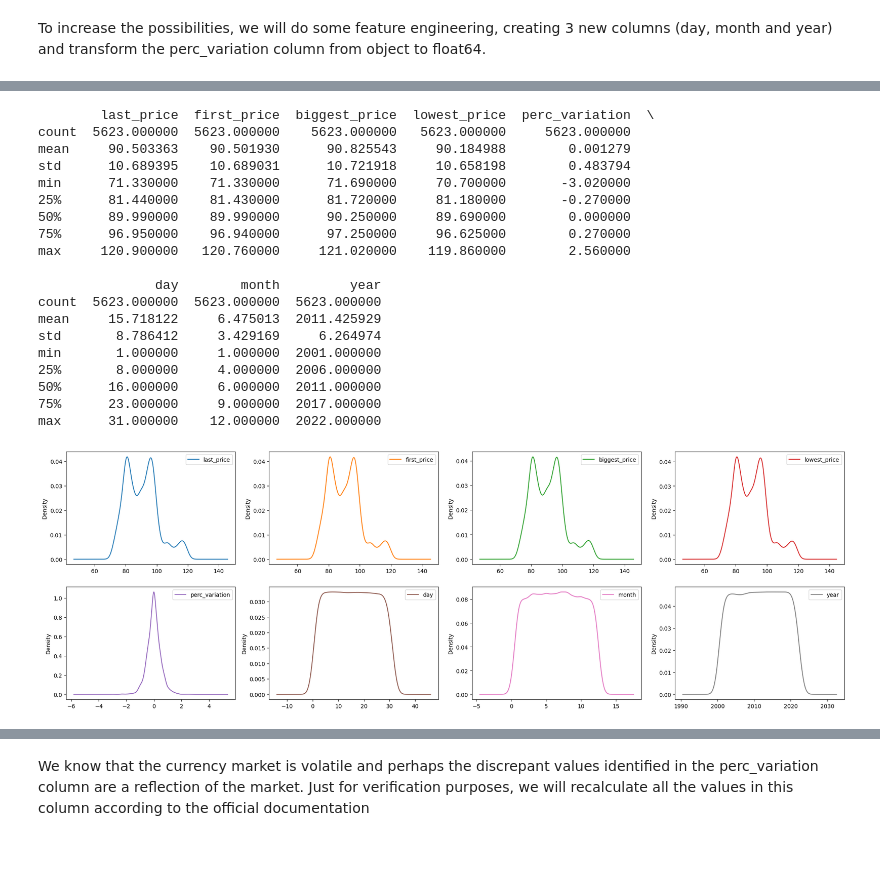
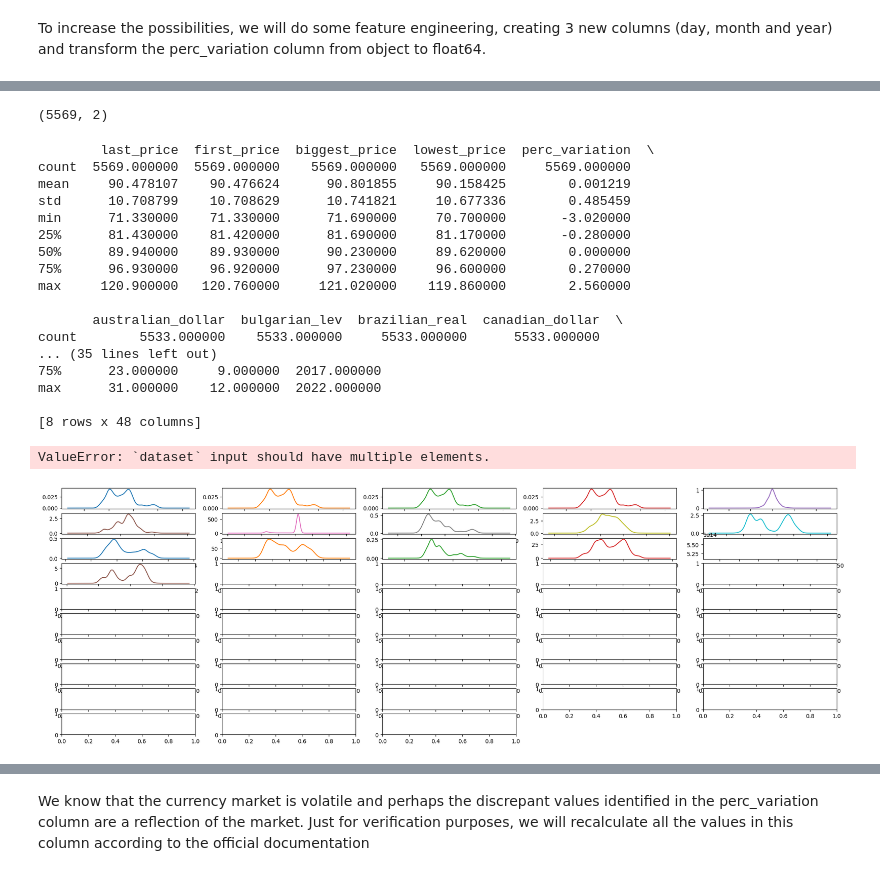
Before and after one commit to martinsphl/MAI5035, a Jupyter notebook: TAREFA_1_2.ipynb, the cells around one changed output, grey strips where cells are left out. Saved outputs shown, nothing was run; the diff lists cells and outputs as text; code cells hidden in the pictures.

```diff
--- a/TAREFA_1_2.ipynb
+++ b/TAREFA_1_2.ipynb
@@ -48,4 +48,7 @@ US Dollar Index dataset ([Available Here](https://www.kaggle.com/datasets/balaba
 dataset_url = 'https://raw.githubusercontent.com/martinsphl/MAI5035/refs/heads/main/US%20Dollar%20Index%20Historical%20Data.csv'
 
 # Creating pandas dataframe from each dataset
-df = pd.read_csv(dataset_url, names=['date', 'last_price', 'first_price', 'biggest_price', 'lowest_price', 'perc_variation'], skiprows=1, delimiter=',')
+df_dollar = pd.read_csv(dataset_url, names=['date', 'last_price', 'first_price', 'biggest_price', 'lowest_price', 'perc_variation'], skiprows=1, delimiter=',')
+
+# Show some rows
+print(df_dollar.head(5).to_markdown())
@@ -52,4 +113,11 @@ df = pd.read_csv(dataset_url, names=['date', 'last_price', 'first_price', 'bigge
 # %%
+# Merge both dataframe
+df_euro['date'] = pd.to_datetime(df_euro['date']).dt.strftime('%Y-%m-%d')
+df_dollar['date'] = pd.to_datetime(df_dollar['date']).dt.strftime('%Y-%m-%d')
+df_enriched = pd.merge(df_dollar, df_euro, on=['date'], how='inner')
+df_euro = None
+df_dollar = None
+
 # Just checking that the dataframe was loaded correctly from the Github URL
-print(df.head(5).to_markdown())
+print(df_enriched.head(5).to_markdown())
 # %% [output]
@@ -85,20 +156,16 @@ None
 To increase the possibilities, we will do some feature engineering, creating 3 new columns (day, month and year) and transform the perc_variation column from object to float64.
 # %%
 # Ordering the data
-df.sort_values(by=['date'], ascending=True)
+df_enriched.sort_values(by=['date'], ascending=True)
 
 # Create 3 new features
-df['date'] = pd.to_datetime(df['date'])
-df['day'] = df.date.dt.day
-df['month'] = df.date.dt.month
-df['year'] = df.date.dt.year
-
-# Convert date column in epoch timestamp
-#df['epoch_time'] = df['date'].astype('int64') // 10**9
+df_enriched['date'] = pd.to_datetime(df_enriched['date'])
+df_enriched['day'] = df_enriched['date'].dt.day
+df_enriched['month'] = df_enriched['date'].dt.month
+df_enriched['year'] = df_enriched['date'].dt.year
 
 # Remove '%'symbol from pec_variation column
-df['perc_variation'] = df['perc_variation'].str[:-1]
-df['perc_variation'] = df['perc_variation'].astype(float)
+df_enriched['perc_variation'] = df_enriched['perc_variation'].str[:-1]
+df_enriched['perc_variation'] = df_enriched['perc_variation'].astype(float)
 
-df.drop(columns=['date'], axis=1, inplace=True)
-print(df.info())
+df_enriched.drop(columns=['date'], axis=1, inplace=True)
@@ -122,31 +183,43 @@ None
+# %%
+# CONTINUE FROM HERE
+
+# Check the mask and accumulate columns to remove
+list_features = df_enriched.columns.to_list()
+for col in correlation_matrix.columns:
+    if mask[col].any():  # If any value in the column satisfies the mask
+        list_features.remove(col)
+
+df_cleaned = df_enriched.loc[:, list_features].copy()
+print(df_cleaned.shape)
+# %% [output]
+(5569, 2)
 # %%
 # Checking the Descriptive Statistics of numerics columns
-print(df.describe())
+print(df_enriched.describe())
 # %% [output]
         last_price  first_price  biggest_price  lowest_price  perc_variation  \
-count  5623.000000  5623.000000    5623.000000   5623.000000     5623.000000
-mean     90.503363    90.501930      90.825543     90.184988        0.001279
-std      10.689395    10.689031      10.721918     10.658198        0.483794
+count  5569.000000  5569.000000    5569.000000   5569.000000     5569.000000
+mean     90.478107    90.476624      90.801855     90.158425        0.001219
+std      10.708799    10.708629      10.741821     10.677336        0.485459
 min      71.330000    71.330000      71.690000     70.700000       -3.020000
-25%      81.440000    81.430000      81.720000     81.180000       -0.270000
-50%      89.990000    89.990000      90.250000     89.690000        0.000000
-75%      96.950000    96.940000      97.250000     96.625000        0.270000
+25%      81.430000    81.420000      81.690000     81.170000       -0.280000
+50%      89.940000    89.930000      90.230000     89.620000        0.000000
+75%      96.930000    96.920000      97.230000     96.600000        0.270000
 max     120.900000   120.760000     121.020000    119.860000        2.560000
 
-               day        month         year
-count  5623.000000  5623.000000  5623.000000
-mean     15.718122     6.475013  2011.425929
-std       8.786412     3.429169     6.264974
-min       1.000000     1.000000  2001.000000
-25%       8.000000     4.000000  2006.000000
-50%      16.000000     6.000000  2011.000000
+       australian_dollar  bulgarian_lev  brazilian_real  canadian_dollar  \
+count        5533.000000    5533.000000     5533.000000      5533.000000
+... (35 lines left out)
 75%      23.000000     9.000000  2017.000000
 max      31.000000    12.000000  2022.000000
+
+[8 rows x 48 columns]
 # %%
 # Now let's check the density distribution of numeric columns
-df.plot(kind = 'density', subplots = True, layout = (2,4), sharex = False, figsize = (25, 8))
+df_enriched.plot(kind = 'density', subplots = True, layout = (10,5), sharex = False, figsize = (25, 8))
 plt.show()
 # %% [output]
+ValueError: `dataset` input should have multiple elements.
-[figure, old version]
+[figure, new version]
 # %%
 # Finally verifying if there is any outlier values based on IQR technique
```
Also changed, not shown: parts of 24 cells of this notebook.
